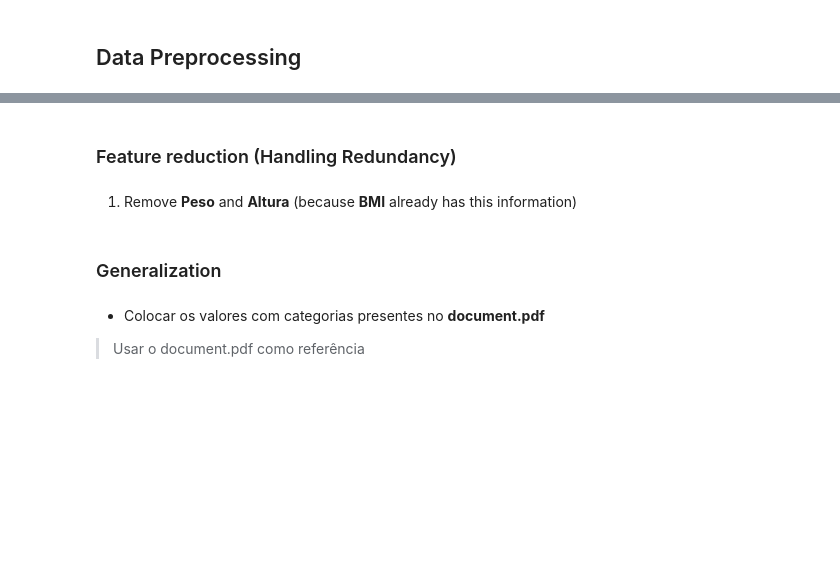
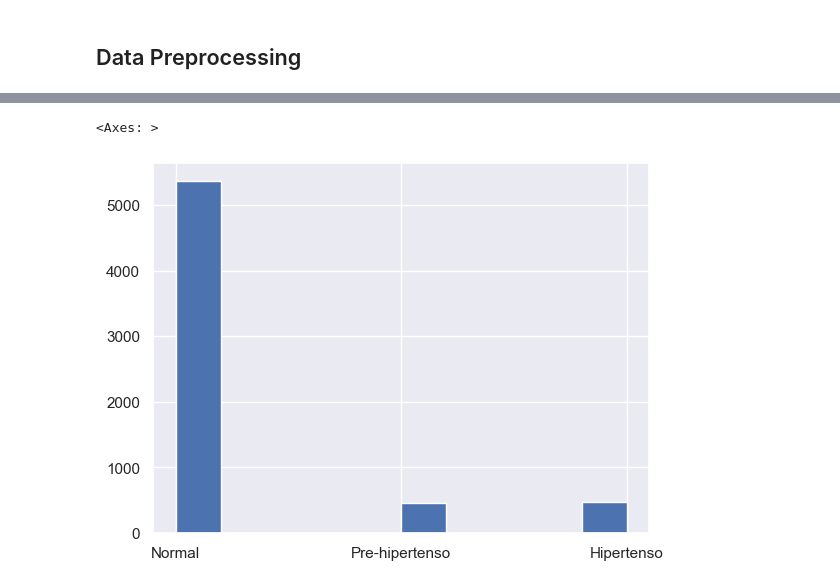
Before and after one commit to RS181/Data-Mining-I, a Jupyter notebook: Assignment/3-data_cleaning_and_preprocessing.ipynb, the cells around one changed output, grey strips where cells are left out. Cells and saved outputs as stored; diff of their text form; code cells hidden in the pictures; blank space fills up the shorter version.

```diff
--- a/Assignment/3-data_cleaning_and_preprocessing.ipynb
+++ b/Assignment/3-data_cleaning_and_preprocessing.ipynb
@@ -709,13 +753,5 @@ dtype('int64')
-# %% [markdown]
-### Feature reduction (Handling Redundancy)
-# %% [markdown]
-1. Remove **Peso** and **Altura** (because **BMI** already has this information)
-# %% [markdown]
-### Generalization
-# %% [markdown]
-* Colocar os valores com categorias presentes no **document.pdf**
-
-
-> Usar o document.pdf como referência
-# %% [markdown]
-###
+# %%
+data['Result SBP-DBP'].hist()
+# %% [output]
+<Axes: >
+[figure, added]
```
Also changed, not shown: parts of 37 cells of this notebook, 1 other file.
